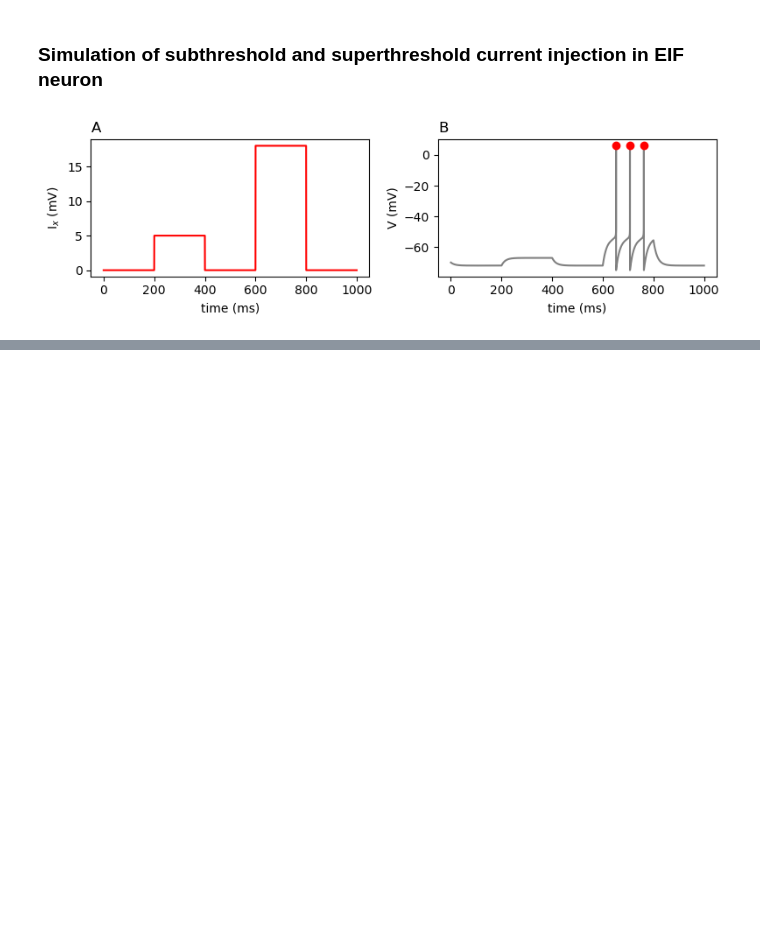
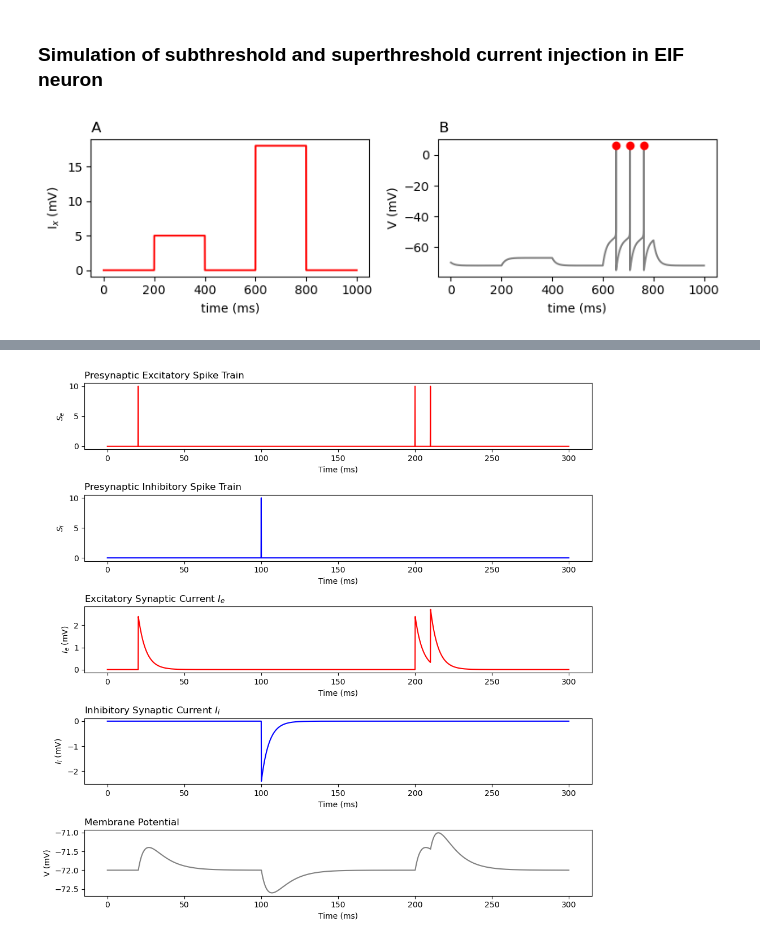
Before and after one commit to yuesha-yc/ModelingNeuralCircuits, a Jupyter notebook: NeuralDynamics.ipynb, the cells around one changed output, grey strips where cells are left out. Cells and saved outputs as stored; diff of their text form; code cells hidden in the pictures; blank space fills up the shorter version.

```diff
--- a/NeuralDynamics.ipynb
+++ b/NeuralDynamics.ipynb
@@ -357,0 +566,83 @@ plt.tight_layout()
+# %%
+# Time
+t_0 = 0.0
+T_end = 300
+h = 0.1
+steps = int((T_end-t0)/h)
+T = np.linspace(t_0, t_0 + steps * h, steps + 1)
+
+# Neuron parameters
+E_L = -72
+tau_m = 10
+
+# Synapse parameters
+Je = 12
+Ji = -12
+tau_e = 5
+tau_i = 5
+
+# Presynaptic spike times
+ExcSpikeTimes=np.array([20,200,210])
+InhSpikeTimes=np.array([100])
+
+# Binarized presynaptic spike train
+S_e=np.zeros_like(T)
+S_i=np.zeros_like(T)
+S_e[np.floor(ExcSpikeTimes/h).astype(int)]=1/h
+S_i[np.floor(InhSpikeTimes/h).astype(int)]=1/h
+
+# Initial conditions
+V0 = -72
+
+# Initialize voltage
+V = np.zeros(steps + 1)
+V[0] = V0
+I_i = np.zeros(steps + 1)
+I_e = np.zeros(steps + 1)
+
+for n in range(steps):
+    V[n + 1] = V[n] + h * (1 / tau_m) * (- V[n] + E_L + I_e[n] + I_i[n])
+    I_e[n + 1] = I_e[n] + h * (1 / tau_e) * (-I_e[n] + Je * S_e[n])
+    I_i[n + 1] = I_i[n] + h * (1 / tau_i) * (-I_i[n] + Ji * S_i[n])
+
+# Create plots for S_e, S_i, I_e, I_i, and V in five subplots
+plt.subplots(5, 1, figsize=(10, 10))
+
+plt.subplot(5, 1, 1)
+plt.plot(T, S_e, c='r')
+plt.title('Presynaptic Excitatory Spike Train', loc='left')
+plt.ylabel('$S_e$')
+plt.xlabel('Time (ms)')
+
+
+plt.subplot(5, 1, 2)
+plt.plot(T, S_i, c='b')
+plt.title('Presynaptic Inhibitory Spike Train', loc='left')
+plt.ylabel('$S_i$')
+plt.xlabel('Time (ms)')
+
+
+plt.subplot(5, 1, 3)
+plt.plot(T, I_e, c='r')
+plt.title('Excitatory Synaptic Current $I_e$', loc='left')
+plt.ylabel('$I_e$ (mV)')
+plt.xlabel('Time (ms)')
+
+
+plt.subplot(5, 1, 4)
+plt.plot(T, I_i, c='b')
+plt.title('Inhibitory Synaptic Current $I_i$', loc='left')
+plt.ylabel('$I_i$ (mV)')
+plt.xlabel('Time (ms)')
+
+plt.subplot(5, 1, 5)
+plt.plot(T, V, c='gray')
+plt.title('Membrane Potential', loc='left')
+plt.ylabel('V (mV)')
+plt.xlabel('Time (ms)')
+
+
+plt.tight_layout()
+plt.show()
+# %% [output]
+[figure, added]
```
Also changed, not shown: parts of 17 cells of this notebook.
